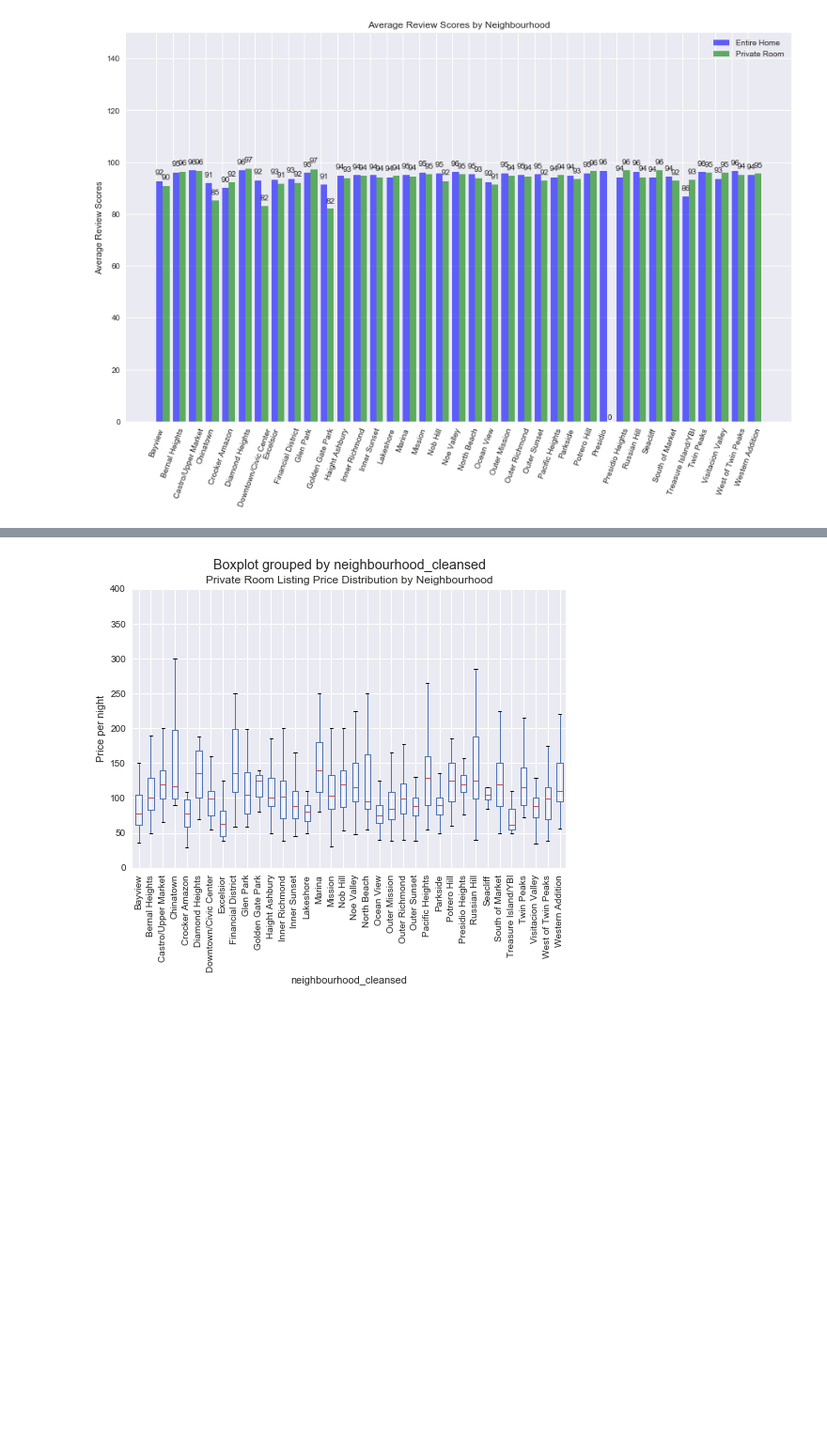
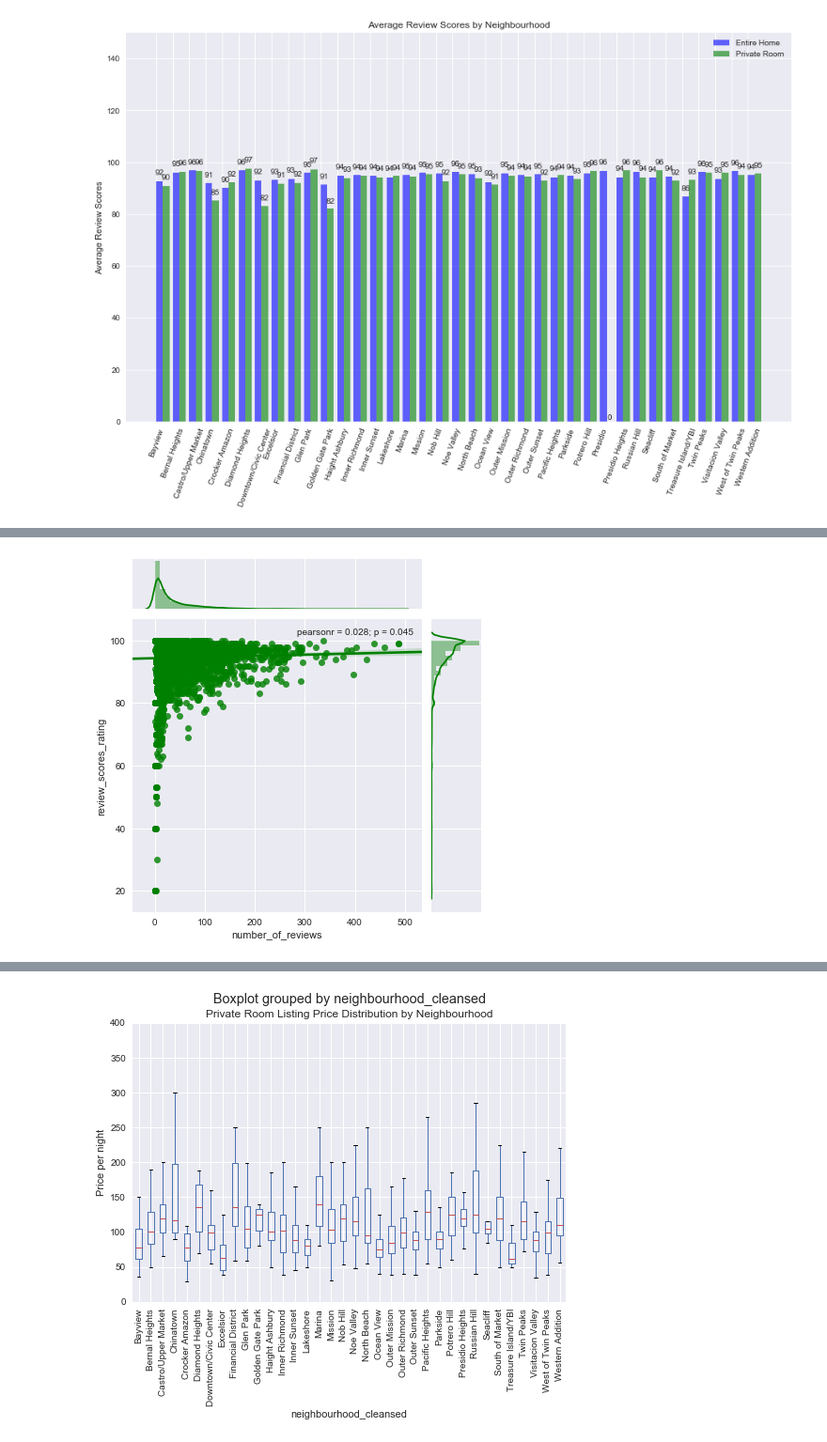
Before and after one commit to michellehoho/Airbnb, a Jupyter notebook: Airbnb_DataWrangle.ipynb, the cells around one changed output, grey strips where cells are left out. Shown at 94% size. Saved outputs shown, nothing was run; the diff lists cells and outputs as text; code cells hidden in the pictures; blank space fills up the shorter version.

```diff
--- a/Airbnb_DataWrangle.ipynb
+++ b/Airbnb_DataWrangle.ipynb
@@ -606,0 +651,5 @@ house_listing=listing_data[listing_data['room_type']=='Entire home/apt']
+# %%
+sns.jointplot(x='number_of_reviews', y='review_scores_rating', data=listing_data, kind='reg', color='g')
+plt.show()
+# %% [output]
+[figure, added]
```
Also changed, not shown: parts of 78 cells of this notebook.
